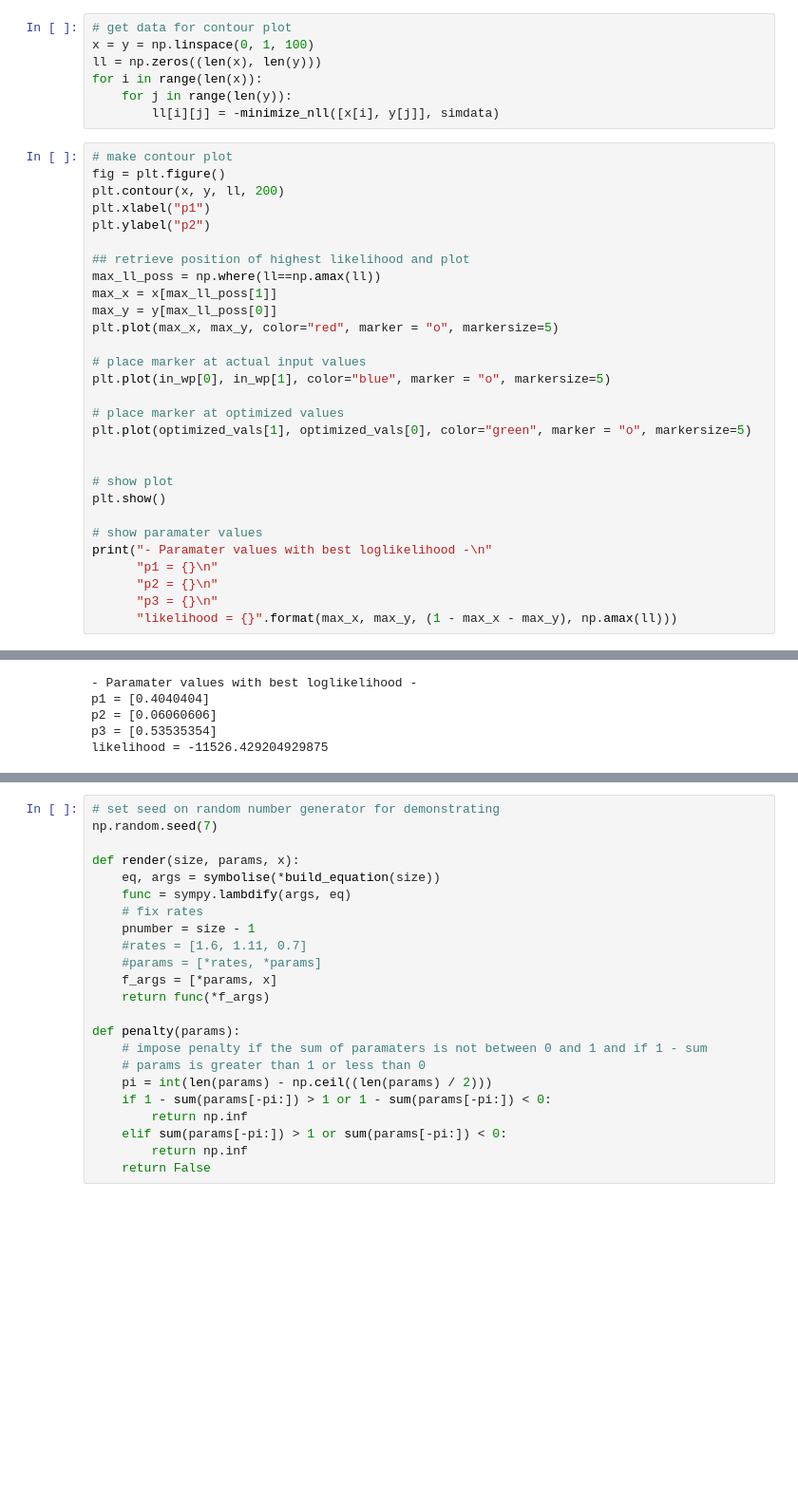
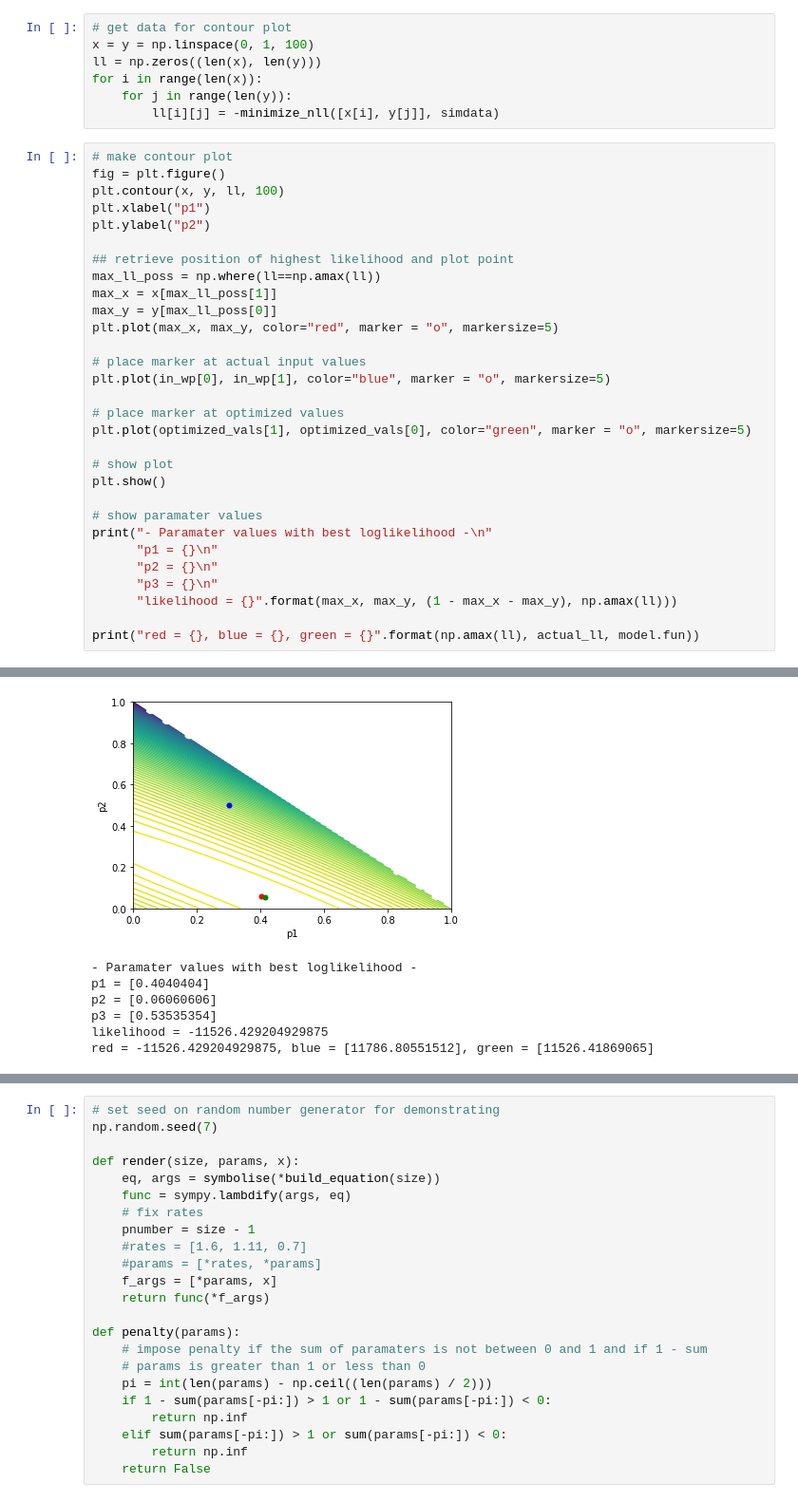
Before and after one commit to joseph-palmer/CMEECourseWork, a Jupyter notebook: Project/Notebooks/sumexp_fitting.ipynb, the cells around one changed output, grey strips where cells are left out. Shown at 95% size. Cells and saved outputs as stored; diff of their text form; blank space fills up the shorter version.

```diff
--- a/Project/Notebooks/sumexp_fitting.ipynb
+++ b/Project/Notebooks/sumexp_fitting.ipynb
@@ -211,11 +218,11 @@ for i in range(len(x)):
 # %%
 # make contour plot
 fig = plt.figure()
-plt.contour(x, y, ll, 200)
+plt.contour(x, y, ll, 100)
 plt.xlabel("p1")
 plt.ylabel("p2")
 
-## retrieve position of highest likelihood and plot
+## retrieve position of highest likelihood and plot point
 max_ll_poss = np.where(ll==np.amax(ll))
 max_x = x[max_ll_poss[1]]
 max_y = y[max_ll_poss[0]]
@@ -227,7 +234,6 @@ plt.plot(in_wp[0], in_wp[1], color="blue", marker = "o", markersize=5)
 # place marker at optimized values
 plt.plot(optimized_vals[1], optimized_vals[0], color="green", marker = "o", markersize=5)
 
-
 # show plot
 plt.show()
 
@@ -237,4 +243,6 @@ print("- Paramater values with best loglikelihood -\n"
       "p2 = {}\n"
       "p3 = {}\n"
       "likelihood = {}".format(max_x, max_y, (1 - max_x - max_y), np.amax(ll)))
+
+print("red = {}, blue = {}, green = {}".format(np.amax(ll), actual_ll, model.fun))
 # %% [output]
@@ -243,6 +249,8 @@ print("- Paramater values with best loglikelihood -\n"
+[figure, added]
 - Paramater values with best loglikelihood -
 p1 = [0.4040404]
 p2 = [0.06060606]
 p3 = [0.53535354]
 likelihood = -11526.429204929875
+red = -11526.429204929875, blue = [11786.80551512], green = [11526.41869065]
 # %% [markdown]
```
Also changed, not shown: parts of 31 cells of this notebook.
